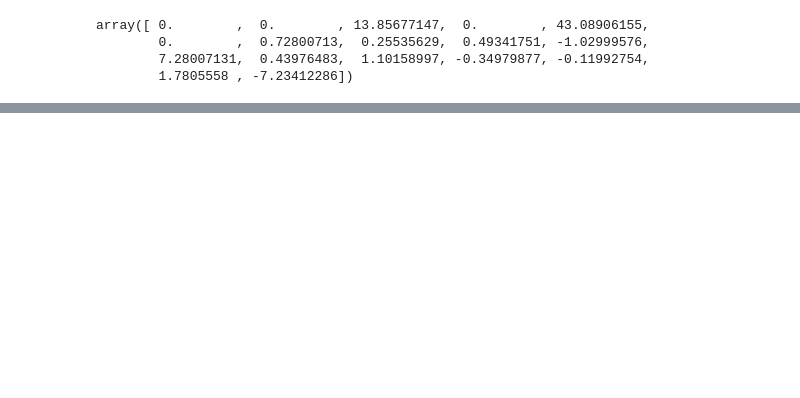
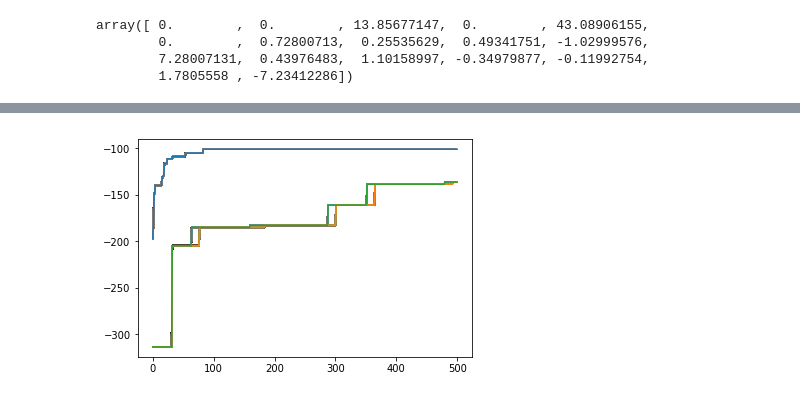
Before and after one commit to mark-koren/AdaptiveStressTestingToolbox, a Jupyter notebook: Toolbox/AST_Analyzer.ipynb, the cells around one changed output, grey strips where cells are left out. Cells and saved outputs as stored; diff of their text form; code cells hidden in the pictures; blank space fills up the shorter version.

```diff
--- a/Toolbox/AST_Analyzer.ipynb
+++ b/Toolbox/AST_Analyzer.ipynb
@@ -1029,7 +1048,7 @@ import pdb
 from mylab.simulators.example_av_simulator import ExampleAVSimulator
 from mylab.rewards.example_av_reward import ExampleAVReward
 
-class MyASTVectorizedSampler(OnPolicyVectorizedSampler):
+class MyASTVectorizedSampler(MyOnPolicyVectorizedSampler):
     def __init__(self, algo, open_loop = True, sim = ExampleAVSimulator(), reward_function = ExampleAVReward()):
         # pdb.set_trace()
         self.open_loop = open_loop
@@ -1043,7 +1062,7 @@ class MyASTVectorizedSampler(OnPolicyVectorizedSampler):
         if self.open_loop:
             for path in paths:
                 s_0 = path["observations"][0]
-                pdb.set_trace()
+#                 pdb.set_trace()
                 actions = path["actions"]
                 end_idx, info = self.sim.simulate(actions = actions, s_0 = s_0)
                 if end_idx >= 0:
@@ -1077,11 +1096,11 @@ from mylab.rewards.example_av_reward import ExampleAVReward
 from mylab.spaces.example_av_spaces import ExampleAVSpaces
 from mylab.envs.ast_env import ASTEnv
 
-x = [-2.125,-4.625]
-y = [-0.5, 0.5]
+y = [-2.125,-4.625]
+x = [-0.5, 0.5]
 vp = [0.5, 1.5]
 vc = [9.755, 12.315]
-xc = [30.625, 39.375]
+xc = [-30.625, -39.375]
 maxes = np.zeros(32)
 
 sim = ExampleAVSimulator()
@@ -1089,7 +1108,7 @@ reward_function = ExampleAVReward()
 spaces = ExampleAVSpaces()
 
 
-for i in range(1):
+for i in range(32):
     s_0 = [ x[np.mod(i,2)],
             y[np.mod(i//2, 2)],
             vp[np.mod(i//4, 2)],
@@ -1103,15 +1122,17 @@ for i in range(1):
 #              spaces=spaces
 #              )))
     print(s_0)
+    env_settings = {'_fixed_init_state':True,
+                   '_init_state':s_0}
     with tf.Session() as sess:
         with tf.variable_scope('', reuse=tf.AUTO_REUSE):
             data = joblib.load('./data/newR/r6/itr_500.pkl')
-            sampler_cls = ASTVectorizedSampler
+            sampler_cls = MyASTVectorizedSampler
             env = data['env']
-            pdb.set_trace()
+#             pdb.set_trace()
             env.env.env._fixed_init_state = True
             env.env.env._init_state = s_0
-            pdb.set_trace()
+#             pdb.set_trace()
             sim = env.env.env.simulator
             reward_function = env.env.env.reward_function
             algo = BatchPoloptCustom(
@@ -1129,8 +1150,8 @@ for i in range(1):
                                                   "sim": sim,
                                                   "reward_function": reward_function})
             start = time.clock()
-            pdb.set_trace()
-            paths = algo.test(sess=sess, f_checkpoint = './data/newR/r6/model.ckpt')
+#             pdb.set_trace()
+            paths = algo.test(env_settings=env_settings, sess=sess, f_checkpoint = './data/newR/r6/model.ckpt')
             print(time.clock() - start)
     print(np.min(paths['observations'][:,0,:], axis=0))
     print(np.max(paths['observations'][:,0,:], axis=0))
@@ -1177,0 +1220,23 @@ array([ 0.94442195, -2.67059   ,  1.4345006 , 12.514047  , 34.759285  ],
+# %%
+itr = str(16)
+maxes = np.ones((501, 3)) * -np.inf
+gen = pd.read_csv('./data/newR/r5/tab.txt')
+for i in range(501):
+    j = np.mod(i,32)
+    data = pd.read_csv('./data/astd/d'+str(j)+'/tab.txt')
+# print(data.columns)
+# print(data.head())
+    maxes[i,0] = np.maximum(maxes[i-1,0], gen.get('MaxReturn').values[i])
+    maxes[i, 1] = np.maximum(maxes[i-1,1],data.get('MaxReturn').values[i//32])
+    if (np.mod(i,32) ==0):
+        m = -np.inf
+        for k in range(32):
+            data = pd.read_csv('./data/astd/d'+str(k)+'/tab.txt')
+            if data.get('MaxReturn').values[i//32] > m:
+                m = data.get('MaxReturn').values[i//32]
+        maxes[i, 2] = np.maximum(maxes[i-1,2], m)
+    else:
+        maxes[i, 2] = maxes[i-1,2]
+    plt.plot(maxes)
+# %% [output]
+[figure, added]
```
Also changed, not shown: parts of 5 cells of this notebook, 1 other file.
